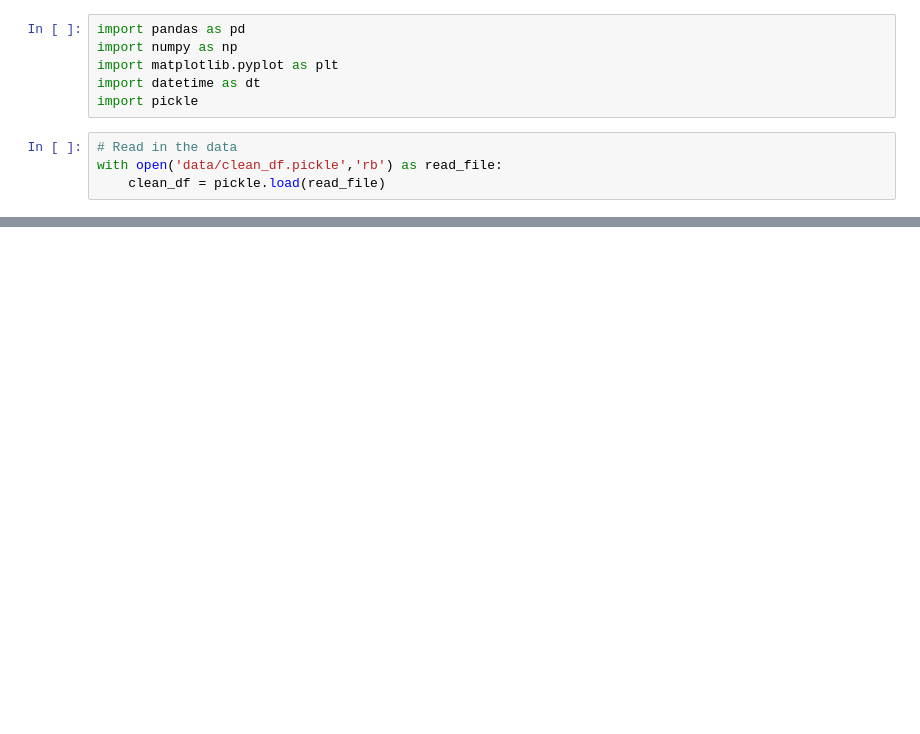
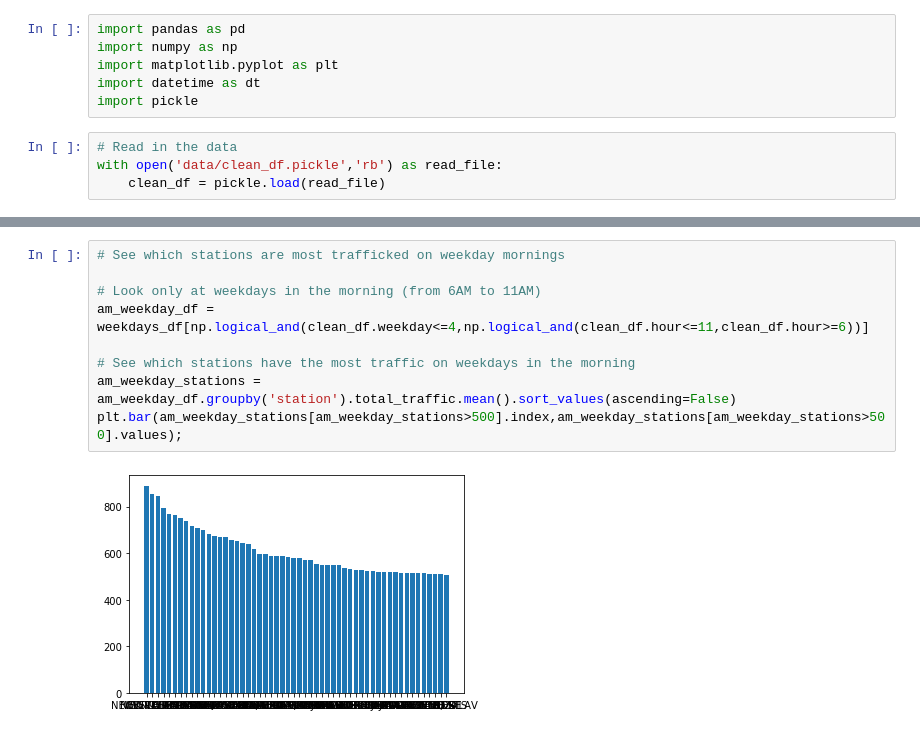
Before and after one commit to alisonglazer/metis_project_1, a Jupyter notebook: analysis_turnstile_data.ipynb, the cells around one changed output, grey strips where cells are left out. Drawn from its saved outputs; the diff is of its cells as text; blank space fills up the shorter version.

```diff
--- a/analysis_turnstile_data.ipynb
+++ b/analysis_turnstile_data.ipynb
@@ -31,0 +74,11 @@ clean_df
+# %%
+# See which stations are most trafficked on weekday mornings
+
+# Look only at weekdays in the morning (from 6AM to 11AM)
+am_weekday_df = weekdays_df[np.logical_and(clean_df.weekday<=4,np.logical_and(clean_df.hour<=11,clean_df.hour>=6))]
+
+# See which stations have the most traffic on weekdays in the morning
+am_weekday_stations = am_weekday_df.groupby('station').total_traffic.mean().sort_values(ascending=False)
+plt.bar(am_weekday_stations[am_weekday_stations>500].index,am_weekday_stations[am_weekday_stations>500].values);
+# %% [output]
+[figure, added]
```
Also changed, not shown: parts of 4 cells of this notebook, 1 other file.
